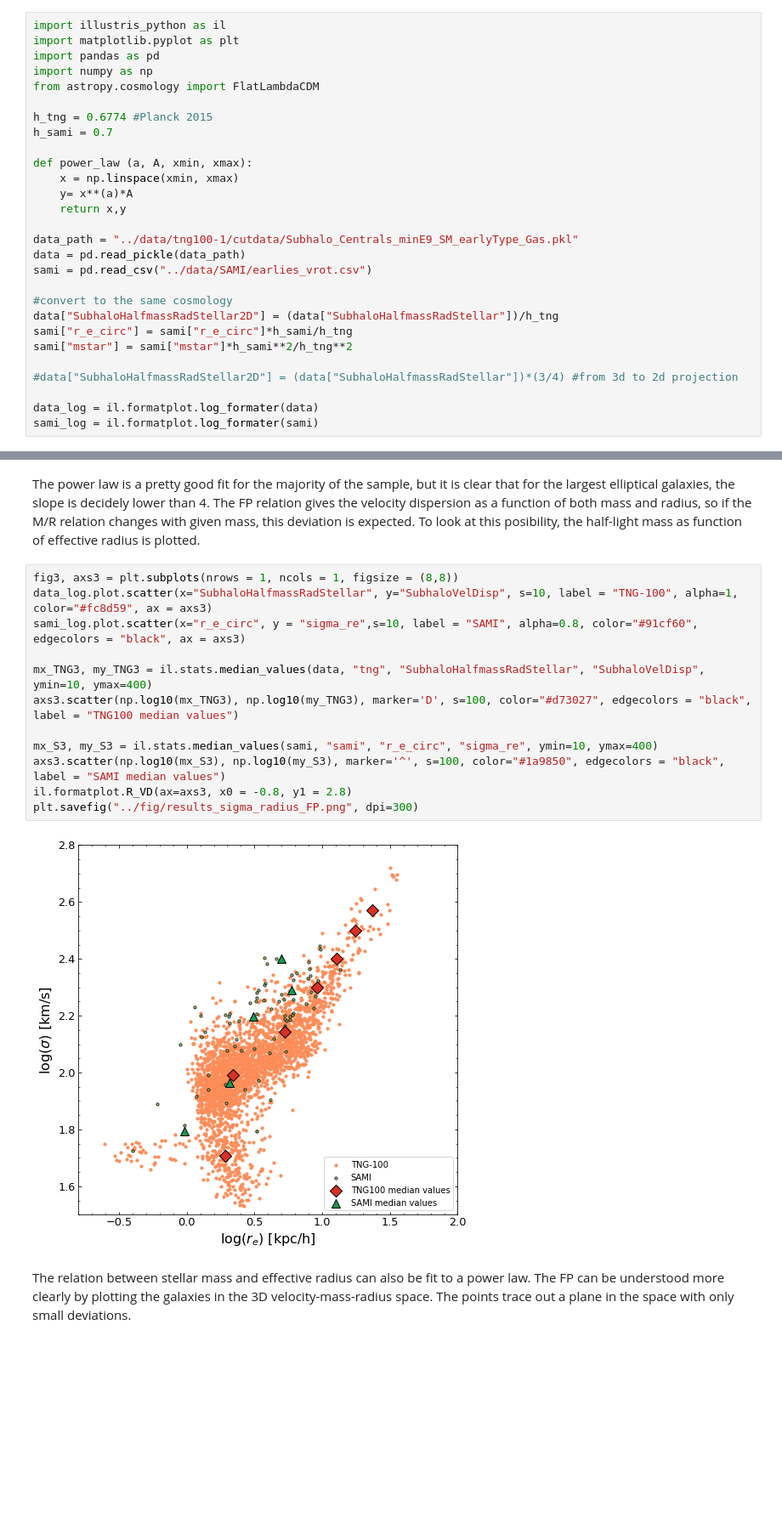
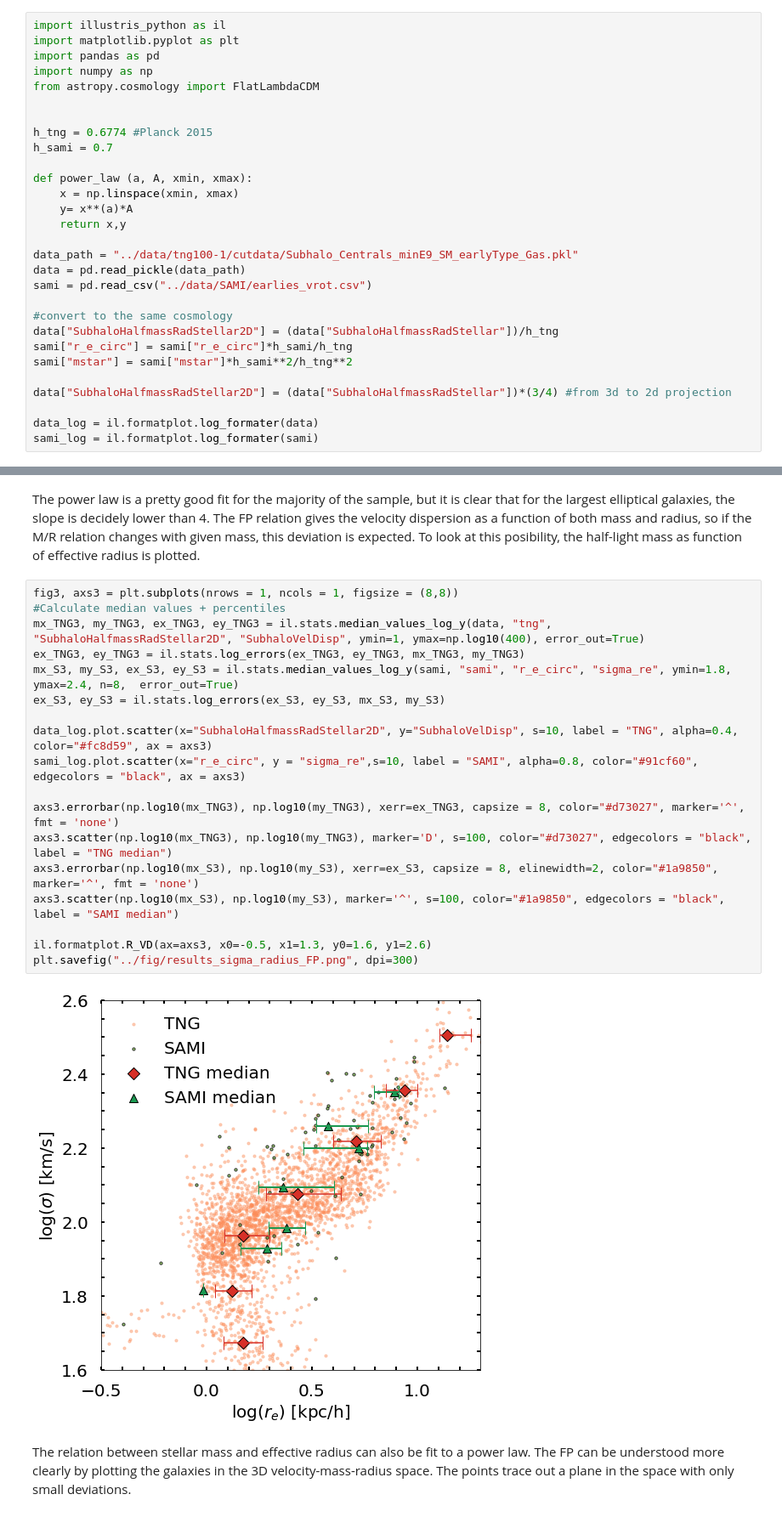
Before and after one commit to choisant/illustris-project, a Jupyter notebook: src/FP.ipynb, the cells around one changed output, grey strips where cells are left out. Shown at 85% size. Saved outputs shown, nothing was run; the diff lists cells and outputs as text; blank space fills up the shorter version.

```diff
--- a/src/FP.ipynb
+++ b/src/FP.ipynb
@@ -18,6 +18,7 @@ import matplotlib.pyplot as plt
 import pandas as pd
 import numpy as np
 from astropy.cosmology import FlatLambdaCDM
+
 
 h_tng = 0.6774 #Planck 2015
 h_sami = 0.7
@@ -36,7 +37,7 @@ data["SubhaloHalfmassRadStellar2D"] = (data["SubhaloHalfmassRadStellar"])/h_tng
 sami["r_e_circ"] = sami["r_e_circ"]*h_sami/h_tng
 sami["mstar"] = sami["mstar"]*h_sami**2/h_tng**2
 
-#data["SubhaloHalfmassRadStellar2D"] = (data["SubhaloHalfmassRadStellar"])*(3/4) #from 3d to 2d projection
+data["SubhaloHalfmassRadStellar2D"] = (data["SubhaloHalfmassRadStellar"])*(3/4) #from 3d to 2d projection
 
 data_log = il.formatplot.log_formater(data)
 sami_log = il.formatplot.log_formater(sami)
@@ -86,17 +100,23 @@ plt.savefig("../fig/results_mass_radius_FP.png", dpi=300)
 The power law is a pretty good fit for the majority of the sample, but it is clear that for the largest elliptical galaxies, the slope is decidely lower than 4. The FP relation gives the velocity dispersion as a function of both mass and radius, so if the M/R relation changes with given mass, this deviation is expected. To look at this posibility, the half-light mass as function of effective radius is plotted.
 # %%
 fig3, axs3 = plt.subplots(nrows = 1, ncols = 1, figsize = (8,8))
-data_log.plot.scatter(x="SubhaloHalfmassRadStellar", y="SubhaloVelDisp", s=10, label = "TNG-100", alpha=1, color="#fc8d59", ax = axs3)
+#Calculate median values + percentiles
+mx_TNG3, my_TNG3, ex_TNG3, ey_TNG3 = il.stats.median_values_log_y(data, "tng", "SubhaloHalfmassRadStellar2D", "SubhaloVelDisp", ymin=1, ymax=np.log10(400), error_out=True)
+ex_TNG3, ey_TNG3 = il.stats.log_errors(ex_TNG3, ey_TNG3, mx_TNG3, my_TNG3)
+mx_S3, my_S3, ex_S3, ey_S3 = il.stats.median_values_log_y(sami, "sami", "r_e_circ", "sigma_re", ymin=1.8, ymax=2.4, n=8,  error_out=True)
+ex_S3, ey_S3 = il.stats.log_errors(ex_S3, ey_S3, mx_S3, my_S3)
+
+data_log.plot.scatter(x="SubhaloHalfmassRadStellar2D", y="SubhaloVelDisp", s=10, label = "TNG", alpha=0.4, color="#fc8d59", ax = axs3)
 sami_log.plot.scatter(x="r_e_circ", y = "sigma_re",s=10, label = "SAMI", alpha=0.8, color="#91cf60", edgecolors = "black", ax = axs3)
 
-mx_TNG3, my_TNG3 = il.stats.median_values(data, "tng", "SubhaloHalfmassRadStellar", "SubhaloVelDisp", ymin=10, ymax=400)
-axs3.scatter(np.log10(mx_TNG3), np.log10(my_TNG3), marker='D', s=100, color="#d73027", edgecolors = "black", label = "TNG100 median values")
+axs3.errorbar(np.log10(mx_TNG3), np.log10(my_TNG3), xerr=ex_TNG3, capsize = 8, color="#d73027", marker='^', fmt = 'none')
+axs3.scatter(np.log10(mx_TNG3), np.log10(my_TNG3), marker='D', s=100, color="#d73027", edgecolors = "black", label = "TNG median")
+axs3.errorbar(np.log10(mx_S3), np.log10(my_S3), xerr=ex_S3, capsize = 8, elinewidth=2, color="#1a9850", marker='^', fmt = 'none')
+axs3.scatter(np.log10(mx_S3), np.log10(my_S3), marker='^', s=100, color="#1a9850", edgecolors = "black", label = "SAMI median")
 
-mx_S3, my_S3 = il.stats.median_values(sami, "sami", "r_e_circ", "sigma_re", ymin=10, ymax=400)
-axs3.scatter(np.log10(mx_S3), np.log10(my_S3), marker='^', s=100, color="#1a9850", edgecolors = "black", label = "SAMI median values")
-il.formatplot.R_VD(ax=axs3, x0 = -0.8, y1 = 2.8)
+il.formatplot.R_VD(ax=axs3, x0=-0.5, x1=1.3, y0=1.6, y1=2.6)
 plt.savefig("../fig/results_sigma_radius_FP.png", dpi=300)
 # %% [output]
-[figure, old version]
+[figure, new version]
 # %% [markdown]
 The relation between stellar mass and effective radius can also be fit to a power law. The FP can be understood more clearly by plotting the galaxies in the 3D velocity-mass-radius space. The points trace out a plane in the space with only small deviations.
```
Also changed, not shown: parts of 3 cells of this notebook, 37 other files.
